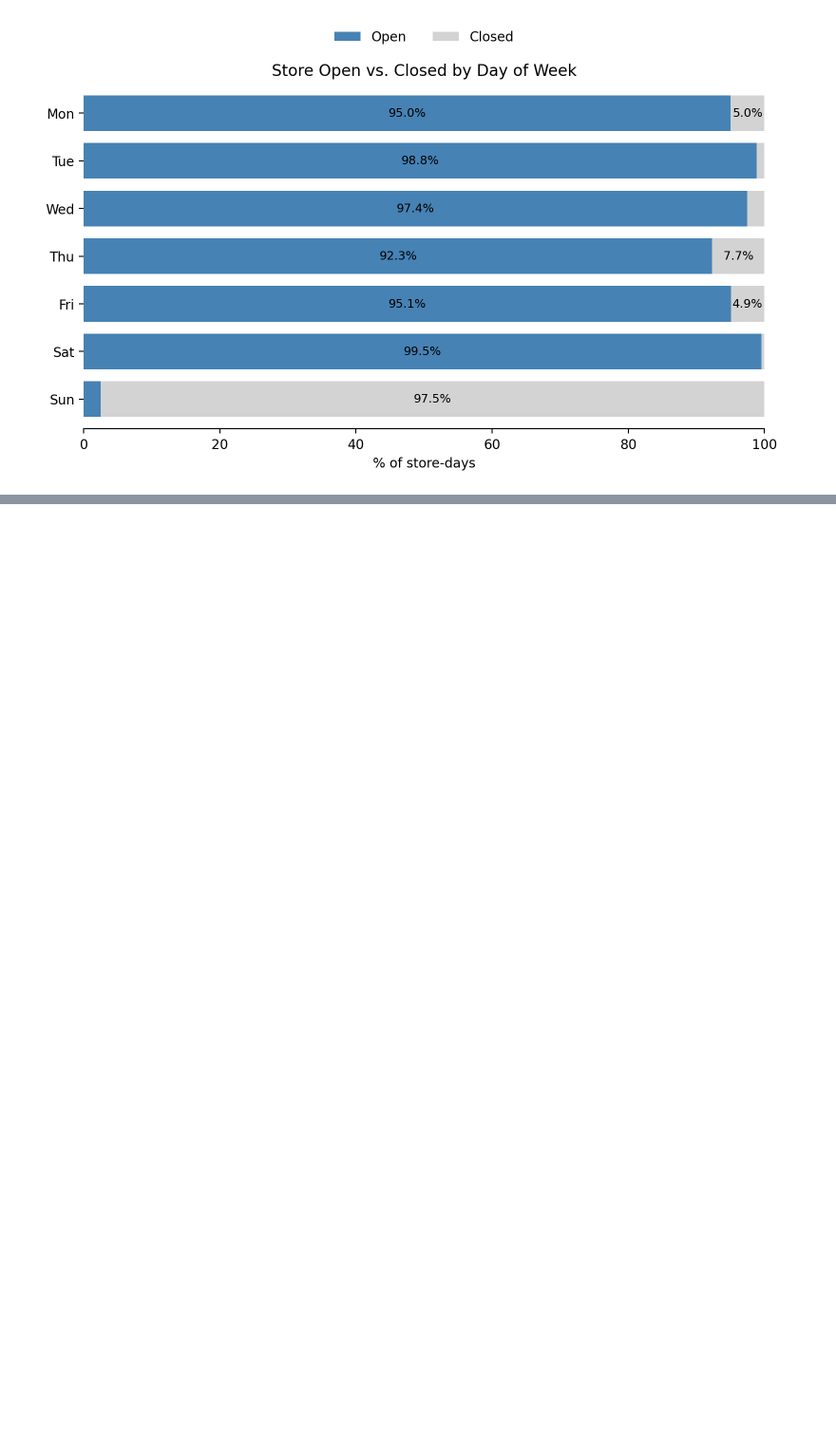
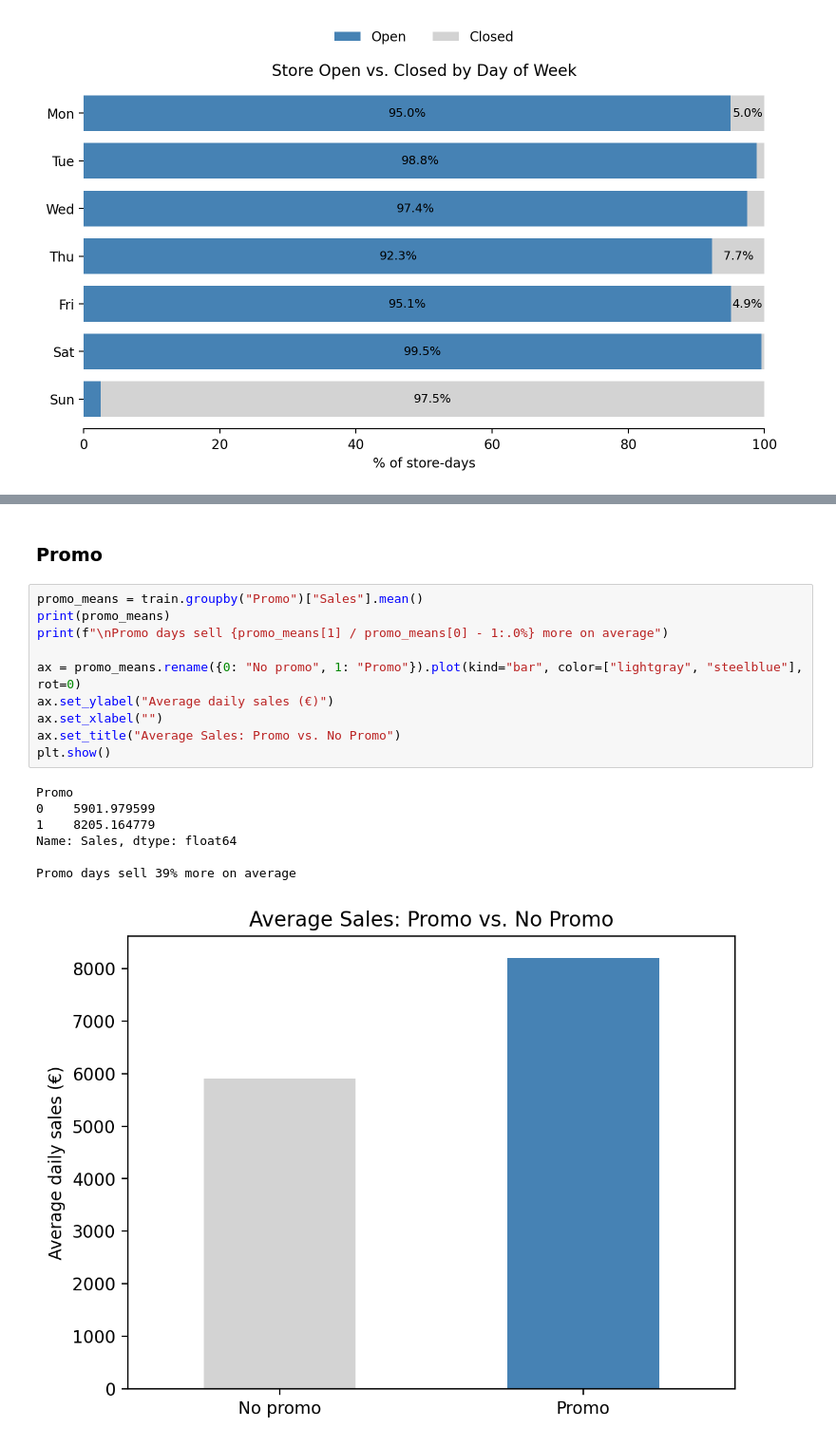
Before and after one commit to soniatyburczy/MLDS_workshops, a Jupyter notebook: Linear_Regression/linear_regression_solutions.ipynb, the cells around one changed output, grey strips where cells are left out. Shown at 95% size. Cells and saved outputs as stored; diff of their text form; blank space fills up the shorter version.

```diff
--- a/Linear_Regression/linear_regression_solutions.ipynb
+++ b/Linear_Regression/linear_regression_solutions.ipynb
@@ -129,0 +369,20 @@ print(test.shape)
+# %% [markdown]
+### Promo
+# %%
+promo_means = train.groupby("Promo")["Sales"].mean()
+print(promo_means)
+print(f"\nPromo days sell {promo_means[1] / promo_means[0] - 1:.0%} more on average")
+
+ax = promo_means.rename({0: "No promo", 1: "Promo"}).plot(kind="bar", color=["lightgray", "steelblue"], rot=0)
+ax.set_ylabel("Average daily sales (€)")
+ax.set_xlabel("")
+ax.set_title("Average Sales: Promo vs. No Promo")
+plt.show()
+# %% [output]
+Promo
+0    5901.979599
+1    8205.164779
+Name: Sales, dtype: float64
+
+Promo days sell 39% more on average
+[figure, added]
```
Also changed, not shown: parts of 68 cells of this notebook.
